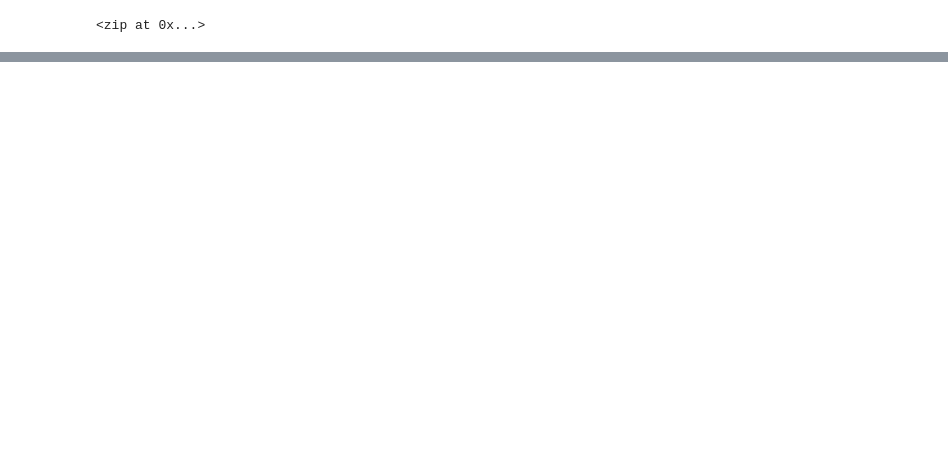
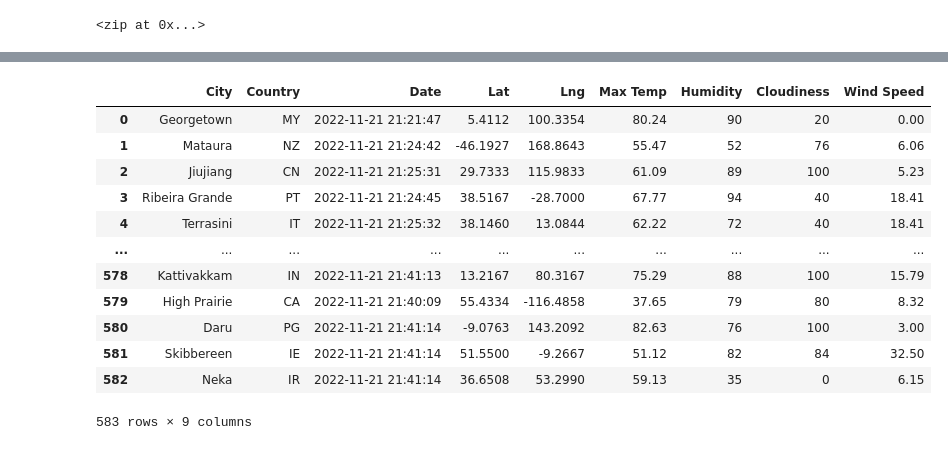
Before and after one commit to LaurenMcQuillan/World_Weather_Analysis, a Jupyter notebook: WeatherPy.ipynb, the cells around one changed output, grey strips where cells are left out. Cells and saved outputs as stored; diff of their text form; code cells hidden in the pictures; blank space fills up the shorter version.

Commit message:
Update WeatherPy

```diff
--- a/WeatherPy.ipynb
+++ b/WeatherPy.ipynb
@@ -54,0 +61,3 @@ len(cities)
+# %%
+# Starting URL for Weather Map API Call.
+url = "http://api.openweathermap.org/data/2.5/weather?units=Imperial&APPID=" + weather_api_key
@@ -54,0 +148,4 @@ len(cities)
+# %%
+# Convert the array of dictionaries to a Pandas DataFrame.
+city_data_df = pd.DataFrame(city_data)
+city_data_df.head(10)
@@ -54,0 +164,18 @@ len(cities)
+# %%
+new_column_order = ["City", "Country", "Date","Lat", "Lng", "Max Temp","Humidity","Cloudiness","Wind Speed"]
+city_data_df = city_data_df[new_column_order]
+city_data_df
+# %% [output]
+|  | City | Country | Date | Lat | Lng | Max Temp | Humidity | Cloudiness | Wind Speed |
+| 0 | Georgetown | MY | 2022-11-21 21:21:47 | 5.4112 | 100.3354 | 80.24 | 90 | 20 | 0.00 |
+| 1 | Mataura | NZ | 2022-11-21 21:24:42 | -46.1927 | 168.8643 | 55.47 | 52 | 76 | 6.06 |
+| 2 | Jiujiang | CN | 2022-11-21 21:25:31 | 29.7333 | 115.9833 | 61.09 | 89 | 100 | 5.23 |
+| 3 | Ribeira Grande | PT | 2022-11-21 21:24:45 | 38.5167 | -28.7000 | 67.77 | 94 | 40 | 18.41 |
+| 4 | Terrasini | IT | 2022-11-21 21:25:32 | 38.1460 | 13.0844 | 62.22 | 72 | 40 | 18.41 |
+| ... | ... | ... | ... | ... | ... | ... | ... | ... | ... |
+| 578 | Kattivakkam | IN | 2022-11-21 21:41:13 | 13.2167 | 80.3167 | 75.29 | 88 | 100 | 15.79 |
+| 579 | High Prairie | CA | 2022-11-21 21:40:09 | 55.4334 | -116.4858 | 37.65 | 79 | 80 | 8.32 |
+| 580 | Daru | PG | 2022-11-21 21:41:14 | -9.0763 | 143.2092 | 82.63 | 76 | 100 | 3.00 |
+| 581 | Skibbereen | IE | 2022-11-21 21:41:14 | 51.5500 | -9.2667 | 51.12 | 82 | 84 | 32.50 |
+| 582 | Neka | IR | 2022-11-21 21:41:14 | 36.6508 | 53.2990 | 59.13 | 35 | 0 | 6.15 |
+583 rows × 9 columns
```
Also changed, not shown: parts of 7 cells of this notebook, 1 other file.
